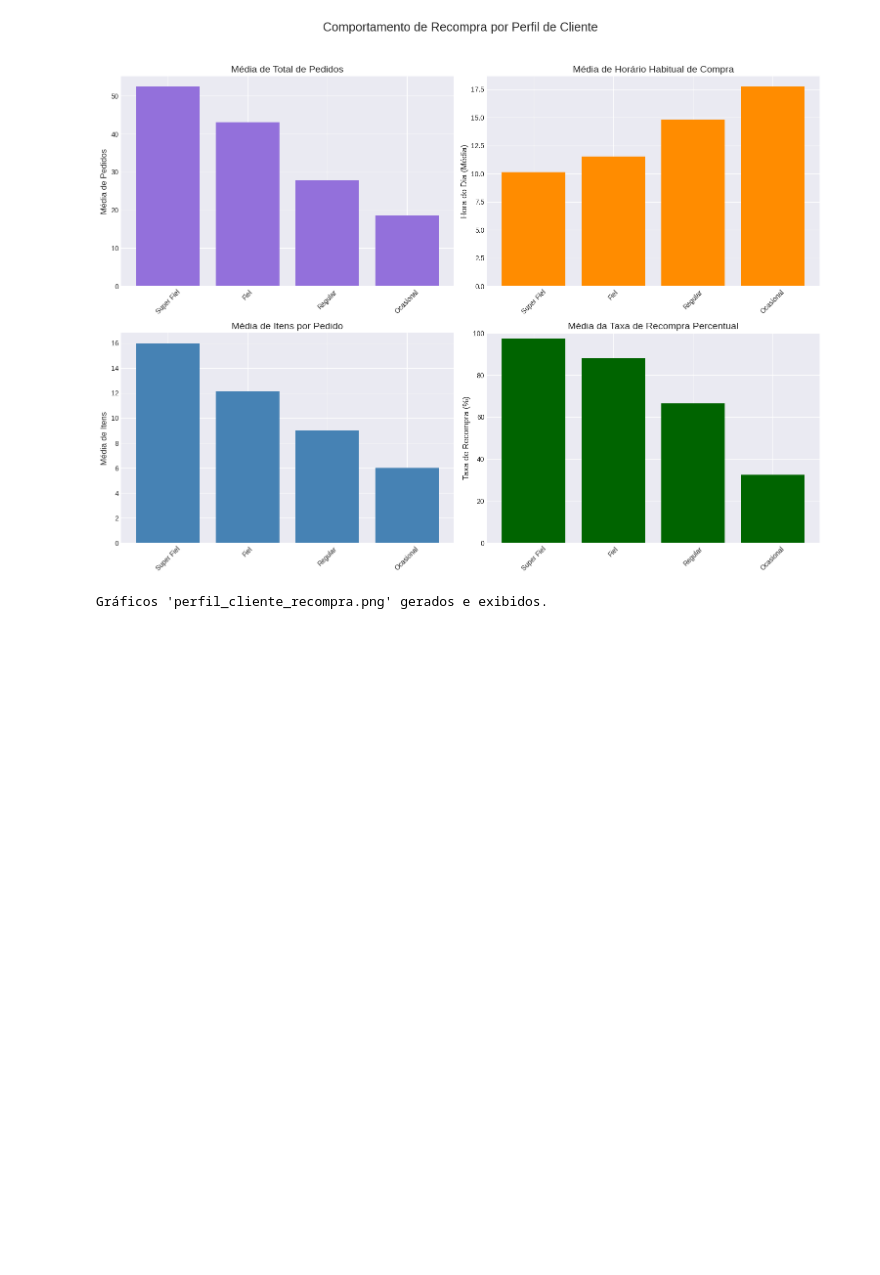
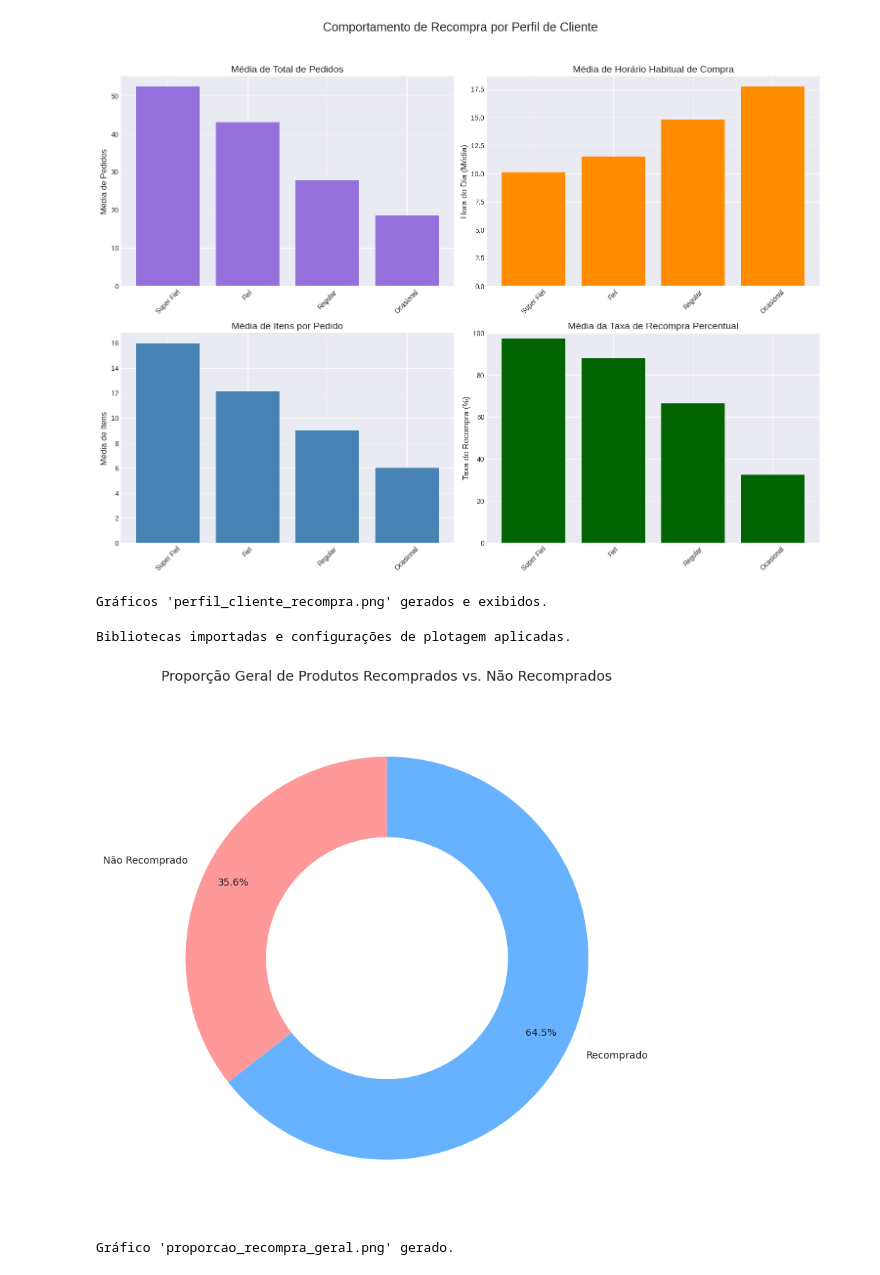
Before and after one commit to Priscilaleylianne/Projeto-Final, a Jupyter notebook: Graficos_Perguntas.ipynb, the cells around one changed output. Cells and saved outputs as stored; diff of their text form; code cells hidden in the pictures; blank space fills up the shorter version.

```diff
--- a/Graficos_Perguntas.ipynb
+++ b/Graficos_Perguntas.ipynb
@@ -240,3 +240,63 @@ print("Gráficos 'perfil_cliente_recompra.png' gerados e exibidos.")
 Gerando gráficos: Comportamento de Recompra por Perfil de Cliente...
 [figure]
 Gráficos 'perfil_cliente_recompra.png' gerados e exibidos.
+# %%
+# Importar as bibliotecas necessárias
+import pandas as pd
+import matplotlib.pyplot as plt
+import numpy as np # Para cálculos numéricos e geração de dados
+
+# Configurações para melhorar a visualização dos gráficos
+plt.style.use('seaborn-v0_8-darkgrid')
+plt.rcParams['figure.figsize'] = (10, 7) # Tamanho da figura ajustado para pie chart
+plt.rcParams['axes.labelsize'] = 12
+plt.rcParams['axes.titlesize'] = 14
+plt.rcParams['xtick.labelsize'] = 10
+plt.rcParams['ytick.labelsize'] = 10
+plt.rcParams['legend.fontsize'] = 10
+plt.rcParams['font.family'] = 'sans-serif'
+plt.rcParams['font.sans-serif'] = ['DejaVu Sans']
+
+print("Bibliotecas importadas e configurações de plotagem aplicadas.")
+
+# --- Dados Simulados para o Gráfico de Pizza ---
+# Vamos simular uma distribuição de produtos reordenados e não reordenados
+np.random.seed(42) # Para reprodutibilidade
+
+# Simular um grande número de itens de pedido com status 'reordered'
+num_items = 10000
+data_reorder = pd.DataFrame({
+    'reordered': np.random.choice([0, 1], size=num_items, p=[0.35, 0.65]) # 35% não reordenado, 65% reordenado
+})
+
+# Contar a ocorrência de cada status
+reorder_counts = data_reorder['reordered'].value_counts()
+
+# Mapear os valores numéricos para rótulos significativos
+labels = ['Não Recomprado', 'Recomprado']
+sizes = [reorder_counts[0], reorder_counts[1]]
+colors = ['#FF9999', '#66B2FF'] # Cores suaves para os setores
+
+# --- Gráfico de Pizza: Proporção de Produtos Recomprados vs. Não Recomprados ---
+plt.figure(figsize=(8, 8)) # Tamanho quadrado para o gráfico de pizza
+
+# Criar o gráfico de pizza
+plt.pie(sizes, labels=labels, colors=colors, autopct='%1.1f%%', startangle=90,
+        pctdistance=0.85, wedgeprops=dict(width=0.4)) # autopct para formatar percentual, wedgeprops para anel
+plt.title('Proporção Geral de Produtos Recomprados vs. Não Recomprados', pad=20)
+plt.axis('equal') # Garante que o círculo seja desenhado como um círculo.
+
+# Adicionar um círculo central para um efeito de "donut"
+circle = plt.Circle((0,0), 0.60, fc='white')
+fig = plt.gcf()
+fig.gca().add_artist(circle)
+
+plt.tight_layout()
+plt.savefig('proporcao_recompra_geral.png')
+plt.show()
+plt.close()
+print("Gráfico 'proporcao_recompra_geral.png' gerado.")
+# %% [output]
+Bibliotecas importadas e configurações de plotagem aplicadas.
+[figure, added]
+Gráfico 'proporcao_recompra_geral.png' gerado.
```
Also changed, not shown: parts of 4 cells of this notebook.
